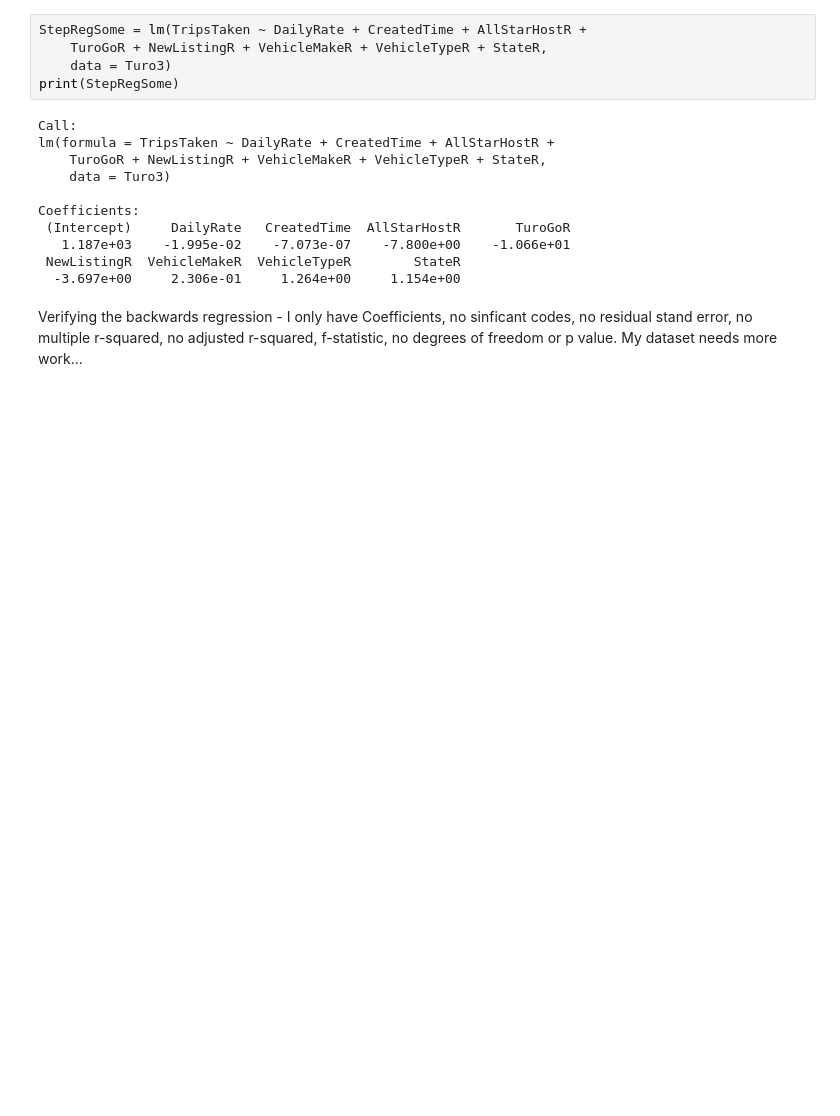
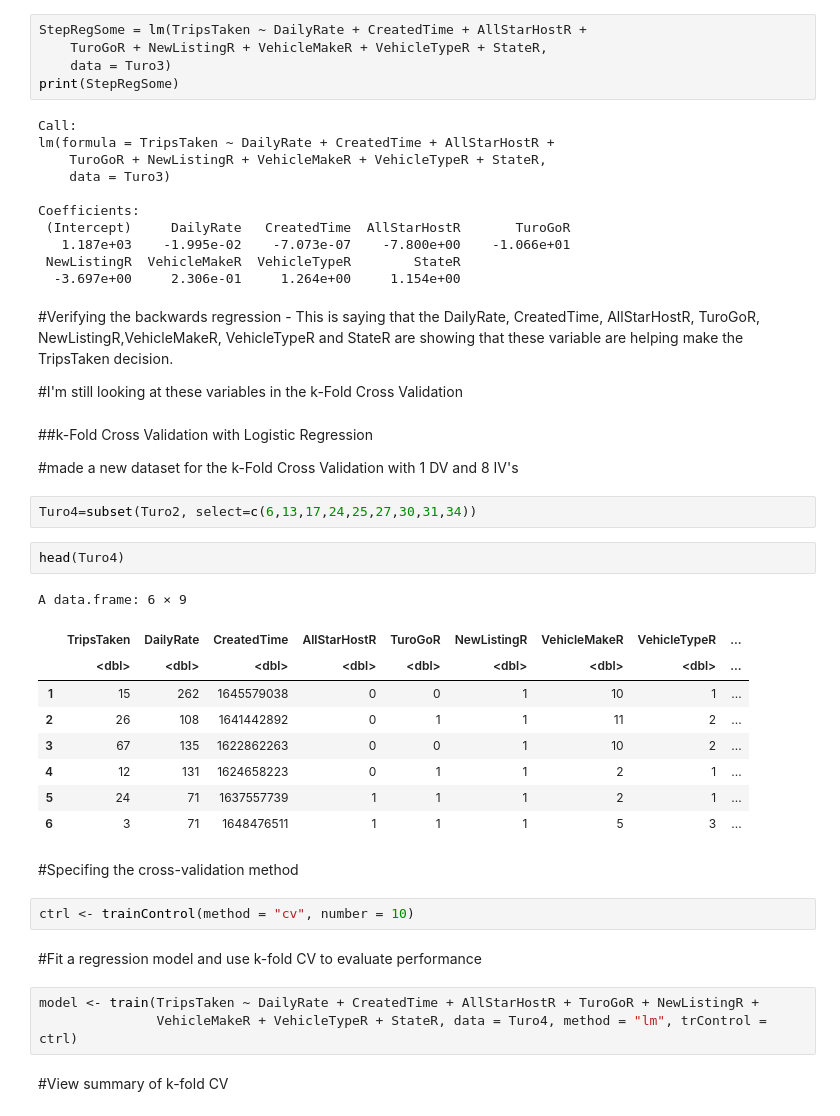
Before and after one commit to RoNarh/Turo-Market-Analysis, a Jupyter notebook: 1-Final Project Turo - R.ipynb, the cells around one changed output. Saved outputs shown, nothing was run; the diff lists cells and outputs as text; blank space fills up the shorter version.

Commit message:
Working on the 4th question -
I have questions 1-3 worked all the way through stepwise regression.  I will keep working on the analysis of question 4 and then do the ANOVA and ANCOVA.

```diff
--- a/1-Final Project Turo - R.ipynb
+++ b/1-Final Project Turo - R.ipynb
@@ -2187,5 +2152,36 @@ Coefficients:
    1.187e+03    -1.995e-02    -7.073e-07    -7.800e+00    -1.066e+01
  NewListingR  VehicleMakeR  VehicleTypeR        StateR
   -3.697e+00     2.306e-01     1.264e+00     1.154e+00
-# %% [markdown]
-Verifying the backwards regression - I only have Coefficients, no sinficant codes, no residual stand error, no multiple r-squared, no adjusted r-squared, f-statistic, no degrees of freedom or p value.  My dataset needs more work...
+# %% [markdown]
+#Verifying the backwards regression - This is saying that the DailyRate, CreatedTime, AllStarHostR, TuroGoR, NewListingR,VehicleMakeR, VehicleTypeR and StateR are showing that these variable are helping make the TripsTaken decision.
+
+#I'm still looking at these variables in the k-Fold Cross Validation
+# %% [markdown]
+##k-Fold Cross Validation with Logistic Regression
+
+#made a new dataset for the k-Fold Cross Validation with 1 DV and 8 IV's
+# %%
+Turo4=subset(Turo2, select=c(6,13,17,24,25,27,30,31,34))
+# %%
+head(Turo4)
+# %% [output]
+A data.frame: 6 × 9
+|  | TripsTaken | DailyRate | CreatedTime | AllStarHostR | TuroGoR | NewListingR | VehicleMakeR | VehicleTypeR | ... |
+|  | <dbl> | <dbl> | <dbl> | <dbl> | <dbl> | <dbl> | <dbl> | <dbl> | ... |
+| 1 | 15 | 262 | 1645579038 | 0 | 0 | 1 | 10 | 1 | ... |
+| 2 | 26 | 108 | 1641442892 | 0 | 1 | 1 | 11 | 2 | ... |
+| 3 | 67 | 135 | 1622862263 | 0 | 0 | 1 | 10 | 2 | ... |
+| 4 | 12 | 131 | 1624658223 | 0 | 1 | 1 | 2 | 1 | ... |
+| 5 | 24 | 71 | 1637557739 | 1 | 1 | 1 | 2 | 1 | ... |
+| 6 | 3 | 71 | 1648476511 | 1 | 1 | 1 | 5 | 3 | ... |
+# %% [markdown]
+#Specifing the cross-validation method
+# %%
+ctrl <- trainControl(method = "cv", number = 10)
+# %% [markdown]
+#Fit a regression model and use k-fold CV to evaluate performance
+# %%
+model <- train(TripsTaken ~ DailyRate + CreatedTime + AllStarHostR + TuroGoR + NewListingR +
+               VehicleMakeR + VehicleTypeR + StateR, data = Turo4, method = "lm", trControl = ctrl)
+# %% [markdown]
+#View summary of k-fold CV
```
Also changed, not shown: parts of 133 cells of this notebook.
